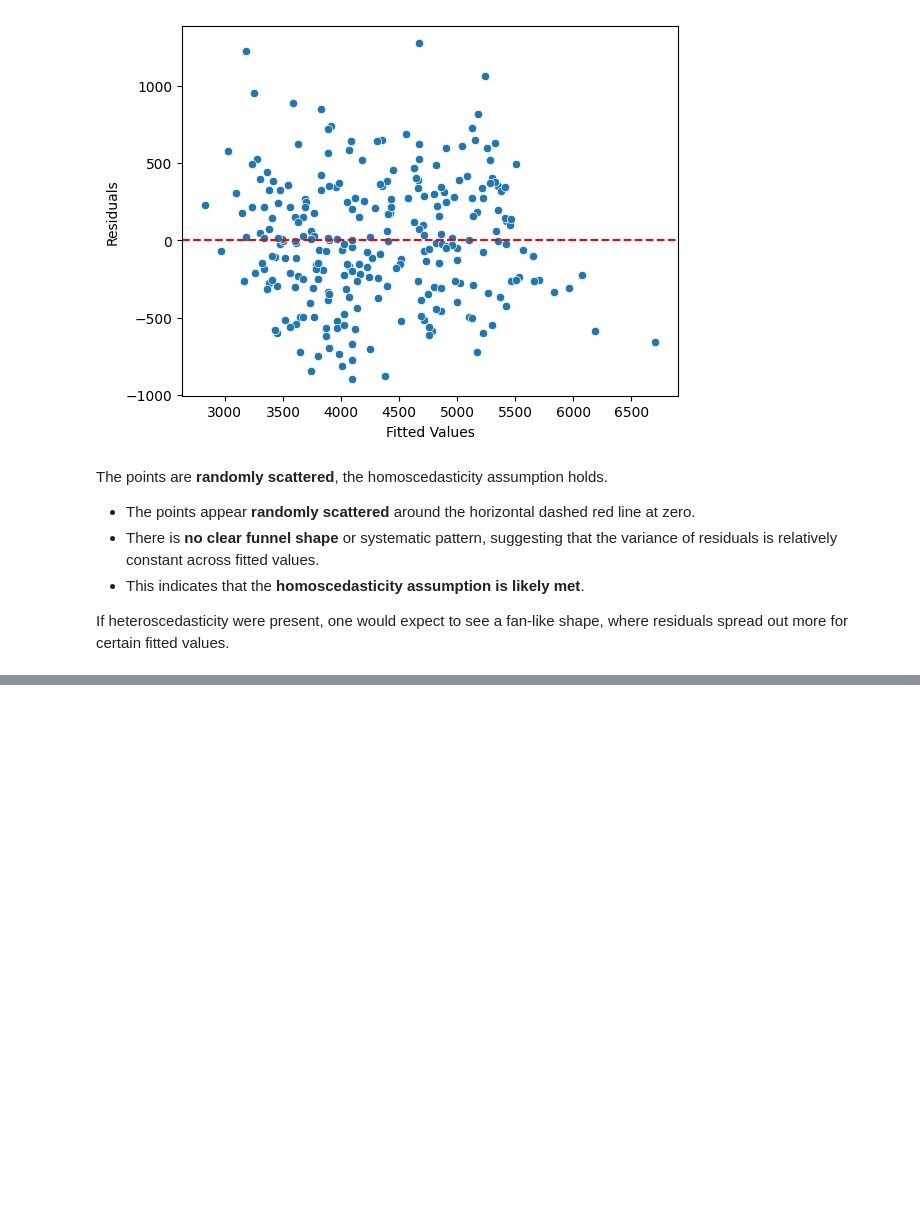
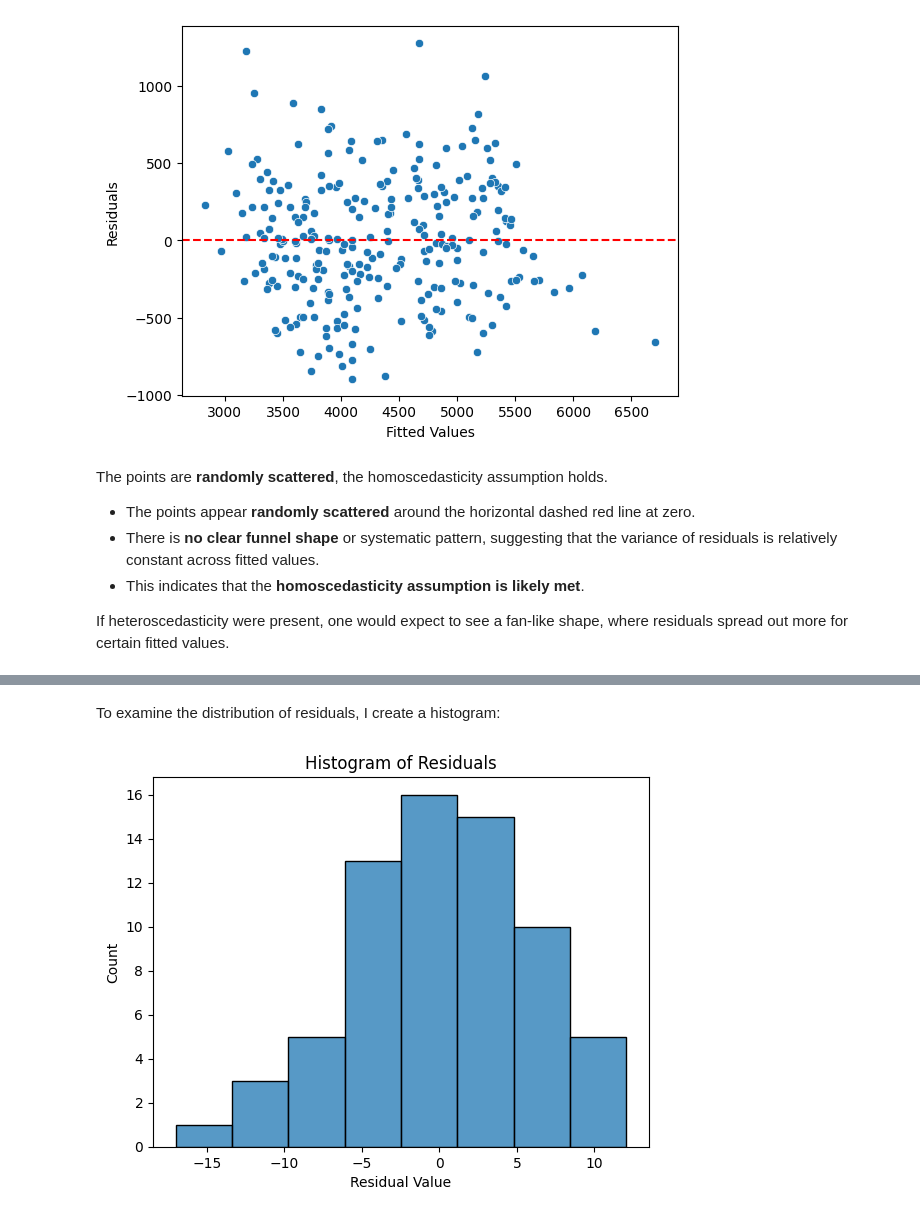
Before and after one commit to Cyberoctane29/Penguins-Data-Analysis-and-Modeling, a Jupyter notebook: Penguins_Data_Modeling_and_Analysis.ipynb, the cells around one changed output, grey strips where cells are left out. Cells and saved outputs as stored; diff of their text form; code cells hidden in the pictures; blank space fills up the shorter version.

```diff
--- a/Penguins_Data_Modeling_and_Analysis.ipynb
+++ b/Penguins_Data_Modeling_and_Analysis.ipynb
@@ -364,0 +440,2 @@ I successfully built a **simple linear regression model** to predict **penguin b
+# %%
+ols_formula = "flipper_length_mm ~ bill_depth_mm"
@@ -364,0 +450,5 @@ I successfully built a **simple linear regression model** to predict **penguin b
+# %%
+OLS = ols(formula=ols_formula, data=ols_data)
+model = OLS.fit()
+
+model.summary()
@@ -364,0 +512,9 @@ I successfully built a **simple linear regression model** to predict **penguin b
+# %% [markdown]
+To examine the distribution of residuals, I create a histogram:
+# %%
+fig = sns.histplot(residuals)
+fig.set_xlabel("Residual Value")
+fig.set_title("Histogram of Residuals")
+plt.show()
+# %% [output]
+[figure, added]
```
Also changed, not shown: parts of 39 cells of this notebook.
